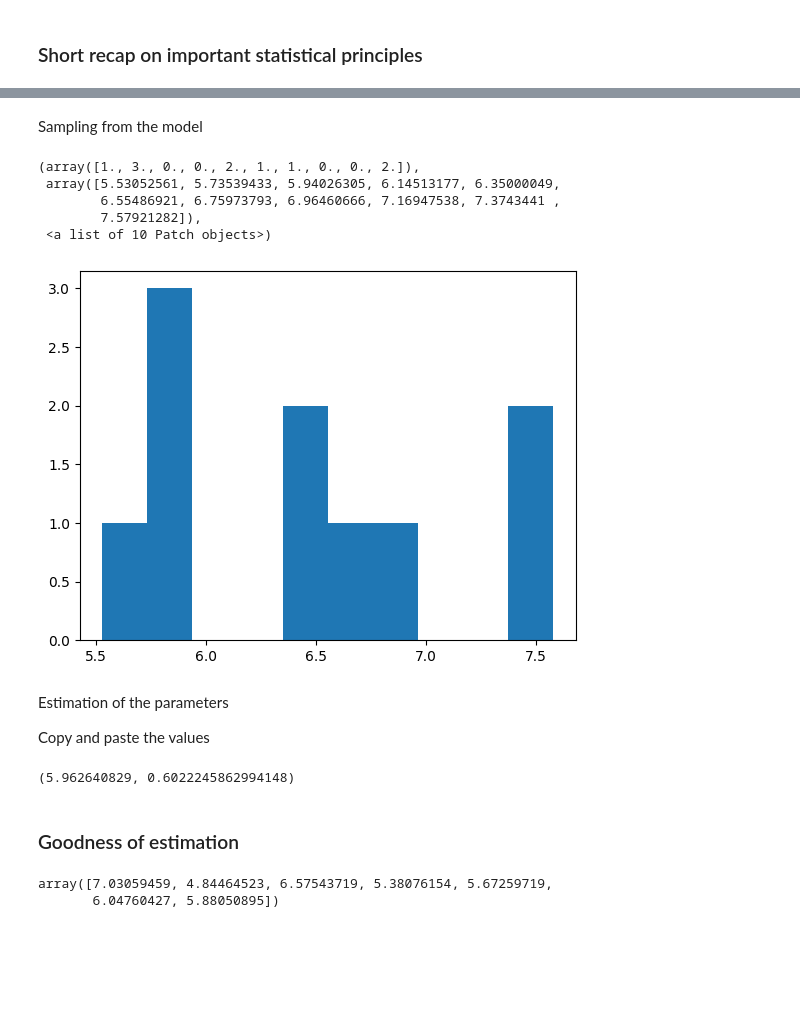
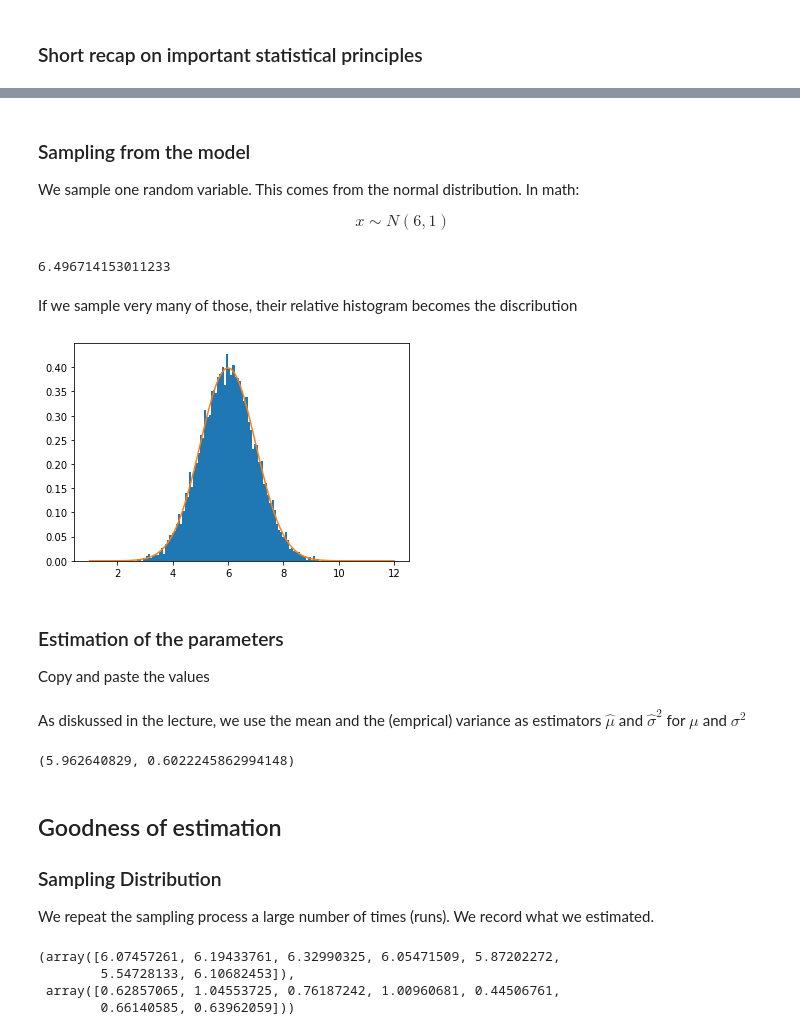
Before and after one commit to ioskn/mldl_htwg, a Jupyter notebook: intro/intro.ipynb, the cells around one changed output, grey strips where cells are left out. Drawn from its saved outputs; the diff is of its cells as text; code cells hidden in the pictures; blank space fills up the shorter version.

```diff
--- a/intro/intro.ipynb
+++ b/intro/intro.ipynb
@@ -33,30 +35,44 @@ Text(0, 0.5, 'p(x) (density)')
-# %% [markdown]
-Sampling from the model
+# %% [markdown]
+### Sampling from the model
+
+We sample one random variable. This comes from the normal distribution. In math:
+
+$$
+    x \sim N(6,1)
+$$
+# %%
+np.random.normal(loc=6,scale=1)
+# %% [output]
+6.496714153011233
+# %% [markdown]
+If we sample very many of those, their relative histogram becomes the discribution
 # %%
 # Repeat several times to see that data varies
-x  = np.random.normal(loc=6,scale=1,size=10)
+x  = np.random.normal(loc=6,scale=1,size=10000) #<--- change to 1e4
 x
-plt.hist(x)
+plt.hist(x, density=True, bins=100) #Need relative
+plt.plot(xv, dist.pdf(xv))
+plt.show()
 # %% [output]
-(array([1., 3., 0., 0., 2., 1., 1., 0., 0., 2.]),
- array([5.53052561, 5.73539433, 5.94026305, 6.14513177, 6.35000049,
-        6.55486921, 6.75973793, 6.96460666, 7.16947538, 7.3743441 ,
-        7.57921282]),
- <a list of 10 Patch objects>)
-[figure, old version]
+[figure, new version]
 # %% [markdown]
-Estimation of the parameters
+### Estimation of the parameters
 
 Copy and paste the values
 # %%
 x = np.array([6.27045683, 5.94976189, 5.76105195, 5.09243634, 5.42322867, 6.75539123, 6.50091719, 5.02244476, 6.09933231, 6.75138712]
 )
+# %% [markdown]
+As diskussed in the lecture, we use the mean and the (emprical) variance as estimators $\hat \mu$ and $\hat \sigma^2$ for $\mu$ and $\sigma^2$
 # %%
 np.mean(x), np.std(x)
 # %% [output]
 (5.962640829, 0.6022245862994148)
-# %% [markdown]
-### Goodness of estimation
+# %% [markdown]
+## Goodness of estimation
+
+### Sampling Distribution
+We repeat the sampling process a large number of times (runs). We record what we estimated.
 # %%
 n = 10
 runs = 10000
@@ -67,8 +86,10 @@ for i in range(runs):
 # %%
-x[0:7] #Different values for different runs
+mu[0:7], sigma2[0:7] #Different values for different runs
 # %% [output]
-array([7.03059459, 4.84464523, 6.57543719, 5.38076154, 5.67259719,
-       6.04760427, 5.88050895])
+(array([6.07457261, 6.19433761, 6.32990325, 6.05471509, 5.87202272,
+        5.54728133, 6.10682453]),
+ array([0.62857065, 1.04553725, 0.76187242, 1.00960681, 0.44506761,
+        0.66140585, 0.63962059]))
 # %%
 np.mean(mu) #Unbiased for n-->inf you get the true value 6
 # %% [output]
```
Also changed, not shown: parts of 13 cells of this notebook.
